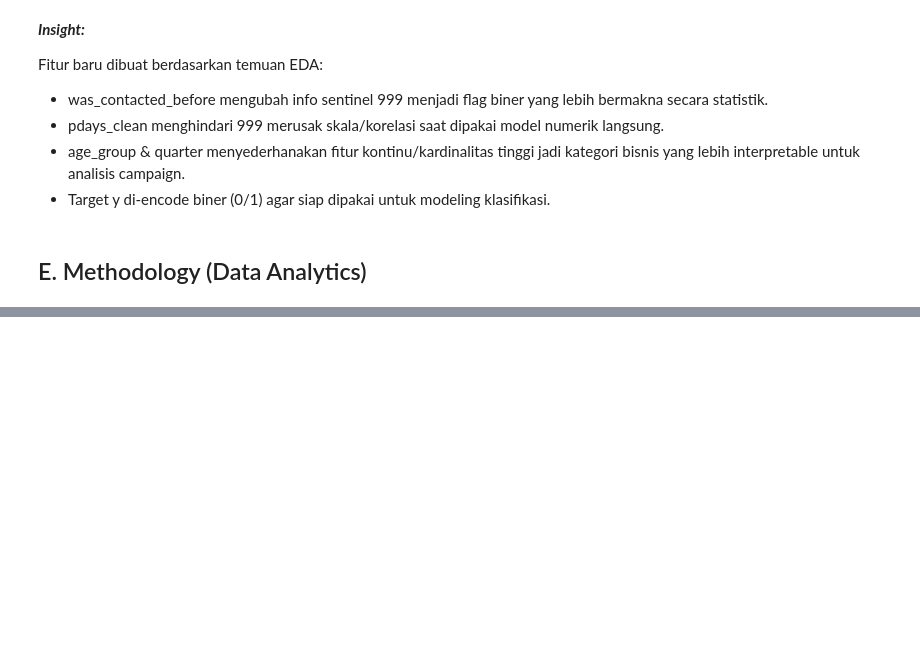
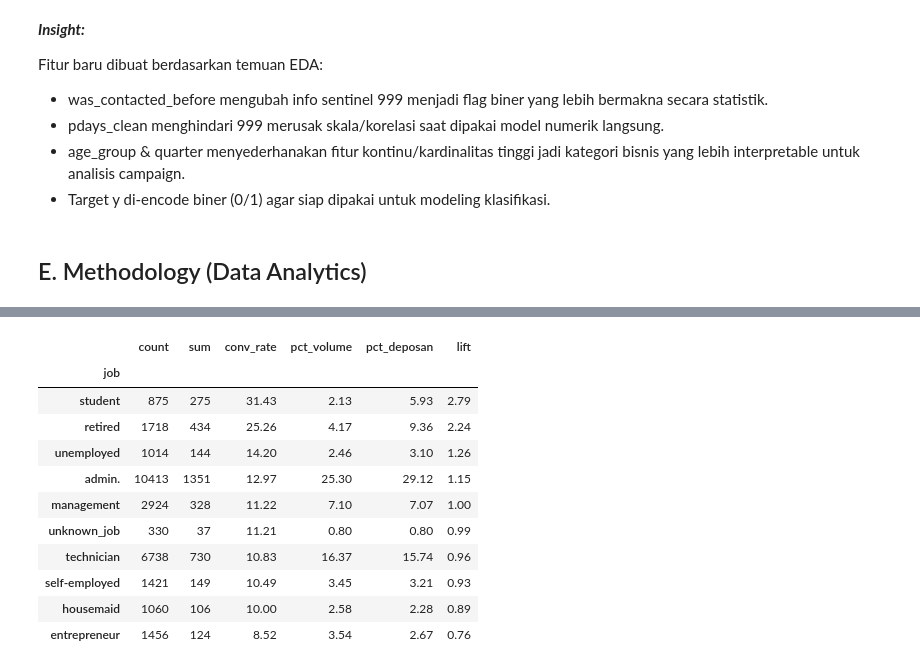
Before and after one commit to mdevx3/Final-Project-Purwadhika, a Jupyter notebook: Final_Project_Purwadhika.ipynb, the cells around one changed output, grey strips where cells are left out. Saved outputs shown, nothing was run; the diff lists cells and outputs as text; code cells hidden in the pictures; blank space fills up the shorter version.

```diff
--- a/Final_Project_Purwadhika.ipynb
+++ b/Final_Project_Purwadhika.ipynb
@@ -808,0 +891,15 @@ NameError: name 'baseline' is not defined
+# %%
+job_conv.sort_values('conv_rate', ascending=False).head(10)
+# %% [output]
+|  | count | sum | conv_rate | pct_volume | pct_deposan | lift |
+| job |  |  |  |  |  |  |
+| student | 875 | 275 | 31.43 | 2.13 | 5.93 | 2.79 |
+| retired | 1718 | 434 | 25.26 | 4.17 | 9.36 | 2.24 |
+| unemployed | 1014 | 144 | 14.20 | 2.46 | 3.10 | 1.26 |
+| admin. | 10413 | 1351 | 12.97 | 25.30 | 29.12 | 1.15 |
+| management | 2924 | 328 | 11.22 | 7.10 | 7.07 | 1.00 |
+| unknown_job | 330 | 37 | 11.21 | 0.80 | 0.80 | 0.99 |
+| technician | 6738 | 730 | 10.83 | 16.37 | 15.74 | 0.96 |
+| self-employed | 1421 | 149 | 10.49 | 3.45 | 3.21 | 0.93 |
+| housemaid | 1060 | 106 | 10.00 | 2.58 | 2.28 | 0.89 |
+| entrepreneur | 1456 | 124 | 8.52 | 3.54 | 2.67 | 0.76 |
```
Also changed, not shown: parts of 16 cells of this notebook.
